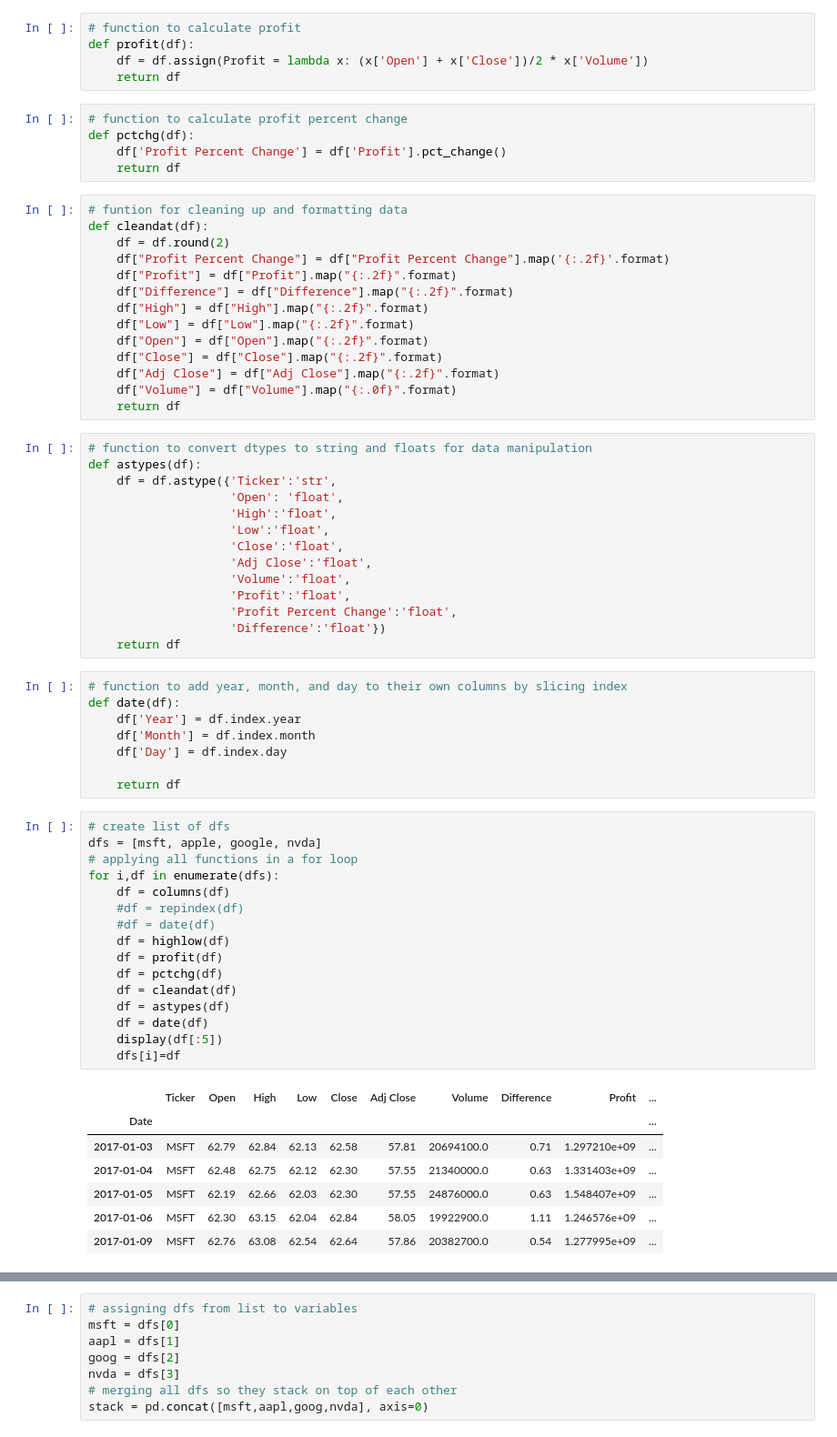
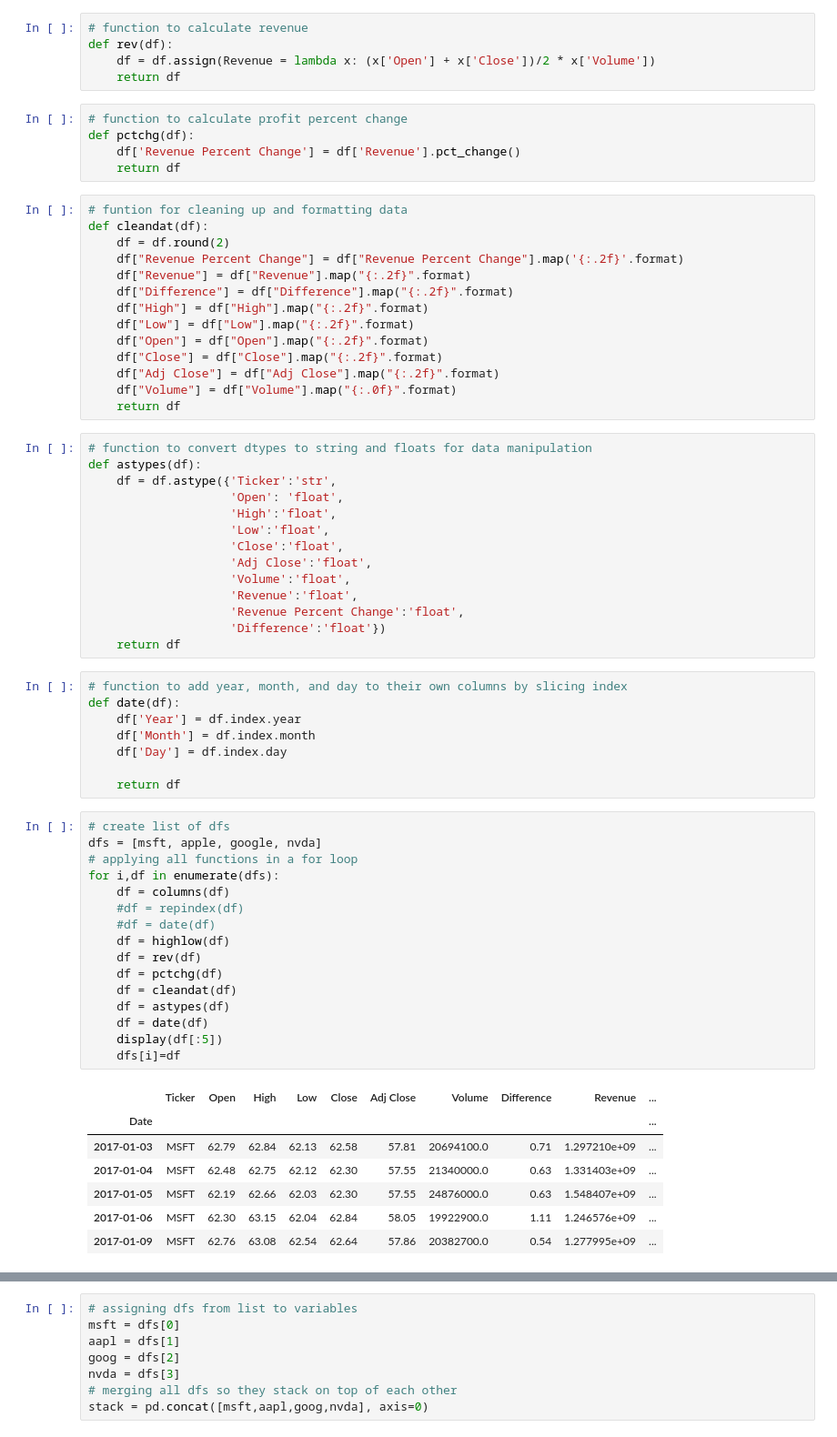
Before and after one commit to rasemanb/Tech-Stock-Analysis, a Jupyter notebook: Project_1/Project-1.ipynb, the cells around one changed output, grey strips where cells are left out. Shown at 91% size. Drawn from its saved outputs; the diff is of its cells as text.

```diff
--- a/Project_1/Project-1.ipynb
+++ b/Project_1/Project-1.ipynb
@@ -43,21 +43,21 @@ def highlow(df):
     df = df.assign(Difference = lambda x: x['High'] - x['Low'])
     return df
 # %%
-# function to calculate profit
-def profit(df):
-    df = df.assign(Profit = lambda x: (x['Open'] + x['Close'])/2 * x['Volume'])
+# function to calculate revenue
+def rev(df):
+    df = df.assign(Revenue = lambda x: (x['Open'] + x['Close'])/2 * x['Volume'])
     return df
 # %%
 # function to calculate profit percent change
 def pctchg(df):
-    df['Profit Percent Change'] = df['Profit'].pct_change()
+    df['Revenue Percent Change'] = df['Revenue'].pct_change()
     return df
 # %%
 # funtion for cleaning up and formatting data
 def cleandat(df):
     df = df.round(2)
-    df["Profit Percent Change"] = df["Profit Percent Change"].map('{:.2f}'.format)
-    df["Profit"] = df["Profit"].map("{:.2f}".format)
+    df["Revenue Percent Change"] = df["Revenue Percent Change"].map('{:.2f}'.format)
+    df["Revenue"] = df["Revenue"].map("{:.2f}".format)
     df["Difference"] = df["Difference"].map("{:.2f}".format)
     df["High"] = df["High"].map("{:.2f}".format)
     df["Low"] = df["Low"].map("{:.2f}".format)
@@ -76,8 +76,8 @@ def astypes(df):
                     'Close':'float',
                     'Adj Close':'float',
                     'Volume':'float',
-                    'Profit':'float',
-                    'Profit Percent Change':'float',
+                    'Revenue':'float',
+                    'Revenue Percent Change':'float',
                     'Difference':'float'})
     return df
 # %%
@@ -91,21 +91,21 @@ def date(df):
 # %%
 # create list of dfs
 dfs = [msft, apple, google, nvda]
 # applying all functions in a for loop
 for i,df in enumerate(dfs):
     df = columns(df)
     #df = repindex(df)
     #df = date(df)
     df = highlow(df)
-    df = profit(df)
+    df = rev(df)
     df = pctchg(df)
     df = cleandat(df)
     df = astypes(df)
     df = date(df)
     display(df[:5])
     dfs[i]=df
 # %% [output]
-|  | Ticker | Open | High | Low | Close | Adj Close | Volume | Difference | Profit | ... |
+|  | Ticker | Open | High | Low | Close | Adj Close | Volume | Difference | Revenue | ... |
 | Date |  |  |  |  |  |  |  |  |  | ... |
 | 2017-01-03 | MSFT | 62.79 | 62.84 | 62.13 | 62.58 | 57.81 | 20694100.0 | 0.71 | 1.297210e+09 | ... |
 | 2017-01-04 | MSFT | 62.48 | 62.75 | 62.12 | 62.30 | 57.55 | 21340000.0 | 0.63 | 1.331403e+09 | ... |
```
Also changed, not shown: parts of 5 cells of this notebook.
